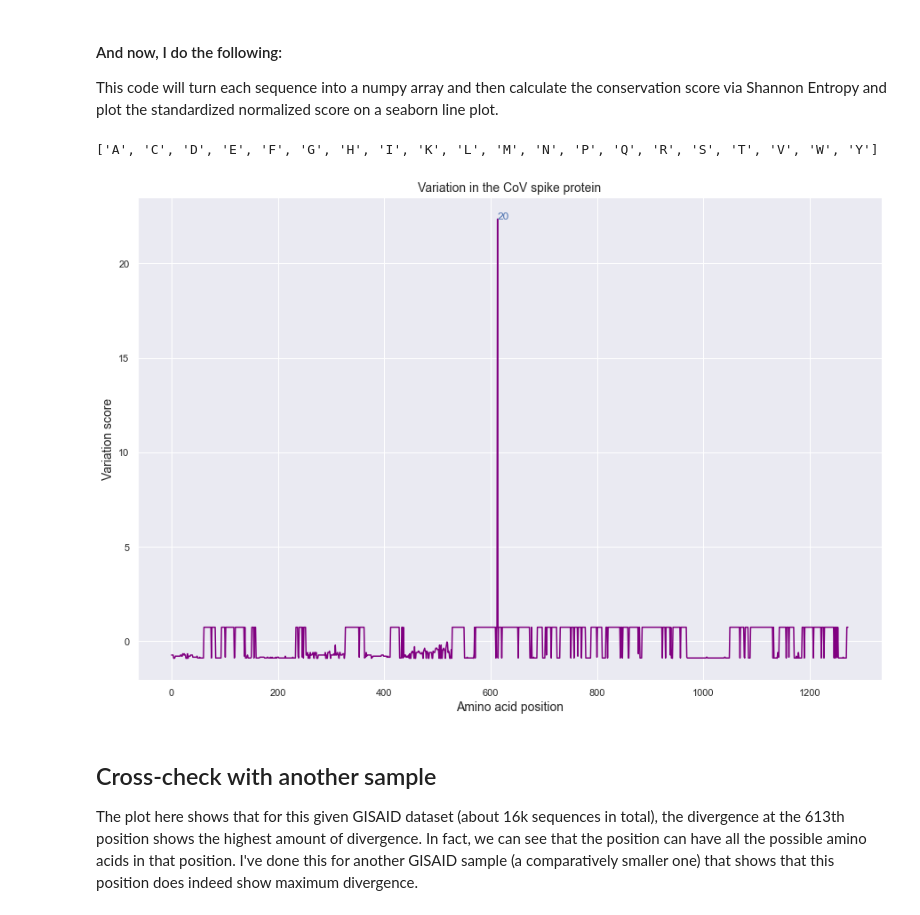
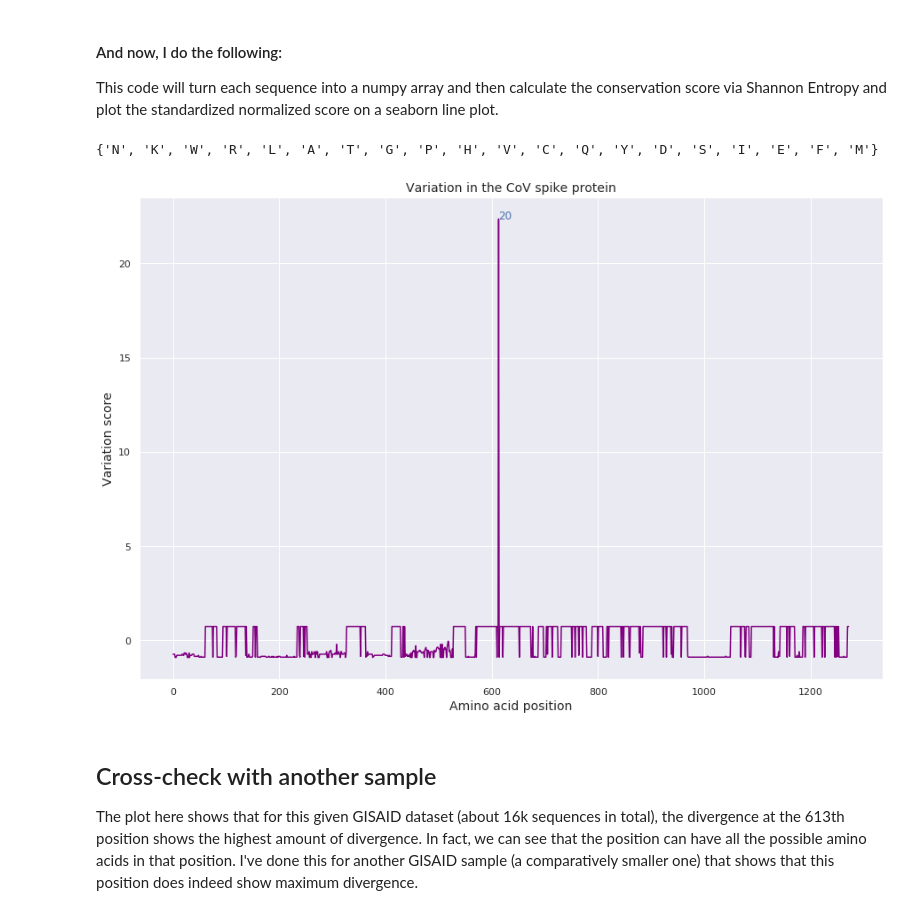
Before and after one commit to nadzhou/CoVPeek, a Jupyter notebook: notebooks/variation_parser.ipynb, the cells around one changed output. Drawn from its saved outputs; the diff is of its cells as text; code cells hidden in the pictures.

```diff
--- a/notebooks/variation_parser.ipynb
+++ b/notebooks/variation_parser.ipynb
@@ -27,10 +26,10 @@ on a seaborn line plot.
 # %%
 # Load the aligned FASTA file
 aligned_path = "gisaid_results/mafft_aligned.fasta"
-plot_variation(aligned_path)
+aa_count = plot_variation(aligned_path)
 # %% [output]
-['A', 'C', 'D', 'E', 'F', 'G', 'H', 'I', 'K', 'L', 'M', 'N', 'P', 'Q', 'R', 'S', 'T', 'V', 'W', 'Y']
+{'N', 'K', 'W', 'R', 'L', 'A', 'T', 'G', 'P', 'H', 'V', 'C', 'Q', 'Y', 'D', 'S', 'I', 'E', 'F', 'M'}
-[figure, old version]
+[figure, new version]
 # %% [markdown]
 ## Cross-check with another sample
 The plot here shows that for this given GISAID dataset (about 16k sequences in total), the divergence at the 613th position shows the highest amount of divergence. In fact, we can see that the position can have all the possible amino acids in that position.
```
Also changed, not shown: parts of 5 cells of this notebook, 2 other files.
